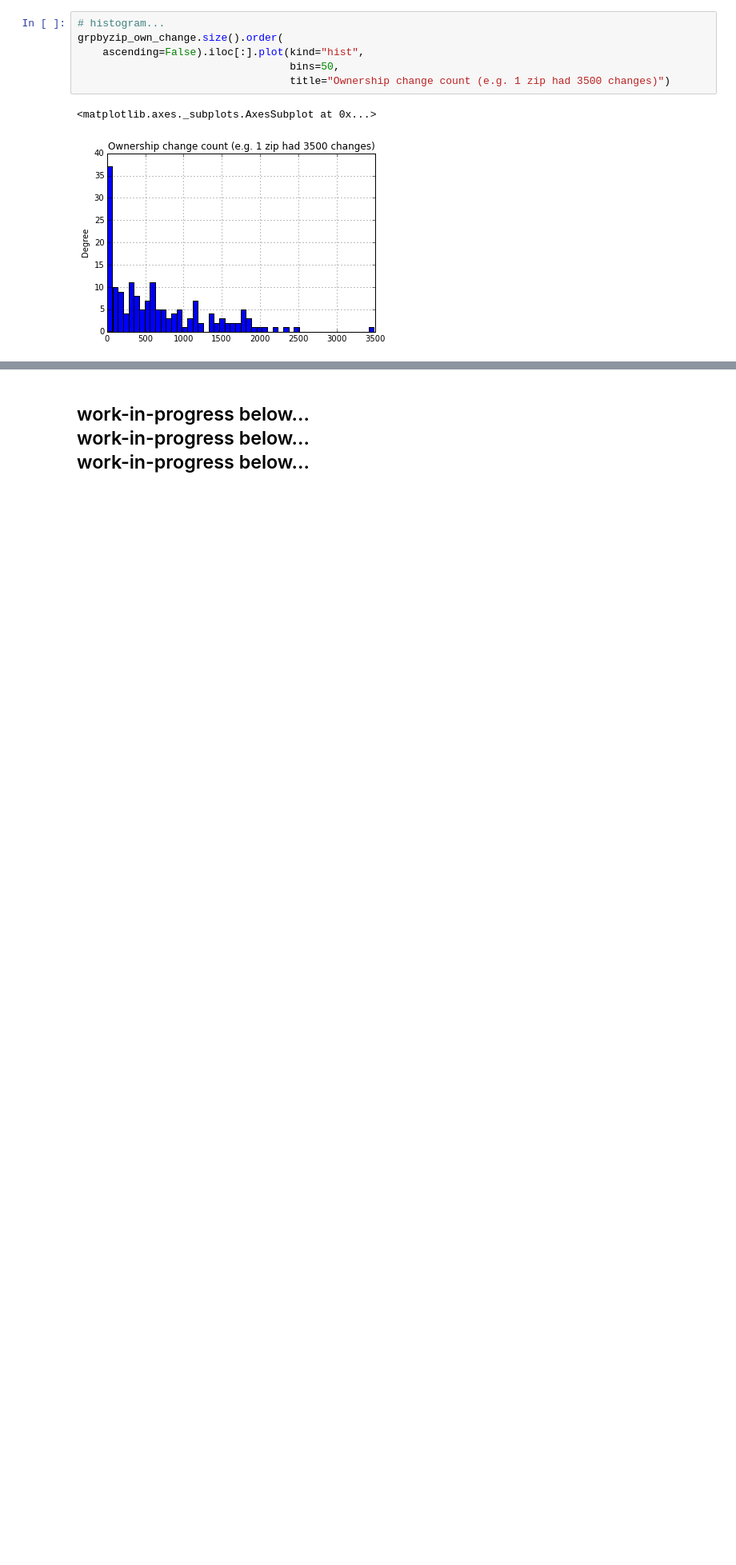
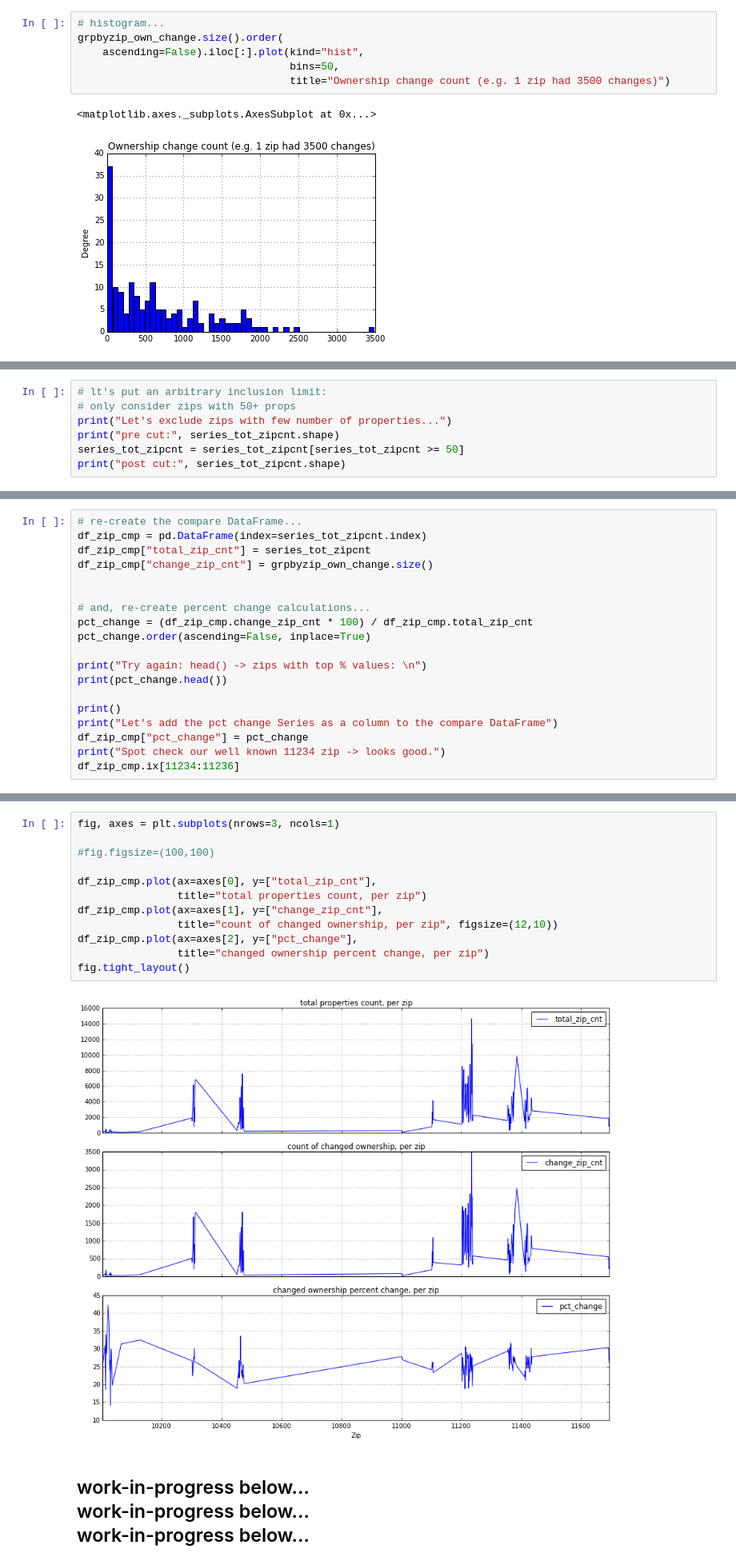
Before and after one commit to jdsketches/data_playground, a Jupyter notebook: enigma_2010_vs_2014_nyc_props.ipynb, the cells around one changed output, grey strips where cells are left out. Shown at 80% size. Cells and saved outputs as stored; diff of their text form; blank space fills up the shorter version.

Commit message:
enigma_nyc_properties: adding subcases to '2014 vs 2010 ownership change' scenario

```diff
--- a/enigma_2010_vs_2014_nyc_props.ipynb
+++ b/enigma_2010_vs_2014_nyc_props.ipynb
@@ -766,0 +862,7 @@ grpbyzip_own_change.size().order(
+# %%
+# lt's put an arbitrary inclusion limit:
+# only consider zips with 50+ props
+print("Let's exclude zips with few number of properties...")
+print("pre cut:", series_tot_zipcnt.shape)
+series_tot_zipcnt = series_tot_zipcnt[series_tot_zipcnt >= 50]
+print("post cut:", series_tot_zipcnt.shape)
@@ -766,0 +873,19 @@ grpbyzip_own_change.size().order(
+# %%
+# re-create the compare DataFrame...
+df_zip_cmp = pd.DataFrame(index=series_tot_zipcnt.index)
+df_zip_cmp["total_zip_cnt"] = series_tot_zipcnt
+df_zip_cmp["change_zip_cnt"] = grpbyzip_own_change.size()
+
+
+# and, re-create percent change calculations...
+pct_change = (df_zip_cmp.change_zip_cnt * 100) / df_zip_cmp.total_zip_cnt
+pct_change.order(ascending=False, inplace=True)
+
+print("Try again: head() -> zips with top % values: \n")
+print(pct_change.head())
+
+print()
+print("Let's add the pct change Series as a column to the compare DataFrame")
+df_zip_cmp["pct_change"] = pct_change
+print("Spot check our well known 11234 zip -> looks good.")
+df_zip_cmp.ix[11234:11236]
@@ -767,3 +924,17 @@ grpbyzip_own_change.size().order(
+# %%
+fig, axes = plt.subplots(nrows=3, ncols=1)
+
+#fig.figsize=(100,100)
+
+df_zip_cmp.plot(ax=axes[0], y=["total_zip_cnt"],
+                title="total properties count, per zip")
+df_zip_cmp.plot(ax=axes[1], y=["change_zip_cnt"],
+                title="count of changed ownership, per zip", figsize=(12,10))
+df_zip_cmp.plot(ax=axes[2], y=["pct_change"],
+                title="changed ownership percent change, per zip")
+fig.tight_layout()
+# %% [output]
+[figure, added]
 # %% [markdown]
 ## work-in-progress below...<br>work-in-progress below...<br>work-in-progress below...
 # %% [markdown]
```
Also changed, not shown: parts of 10 cells of this notebook.
